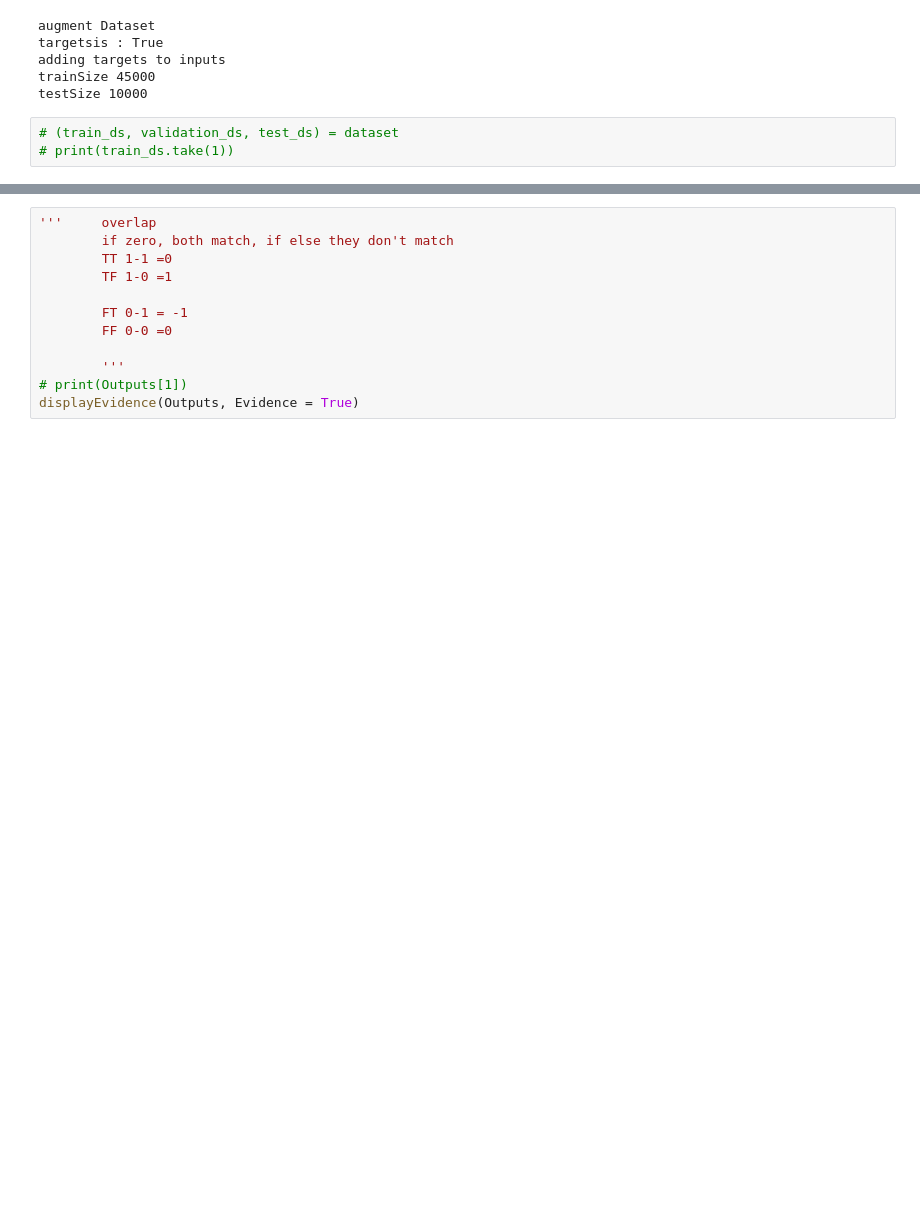
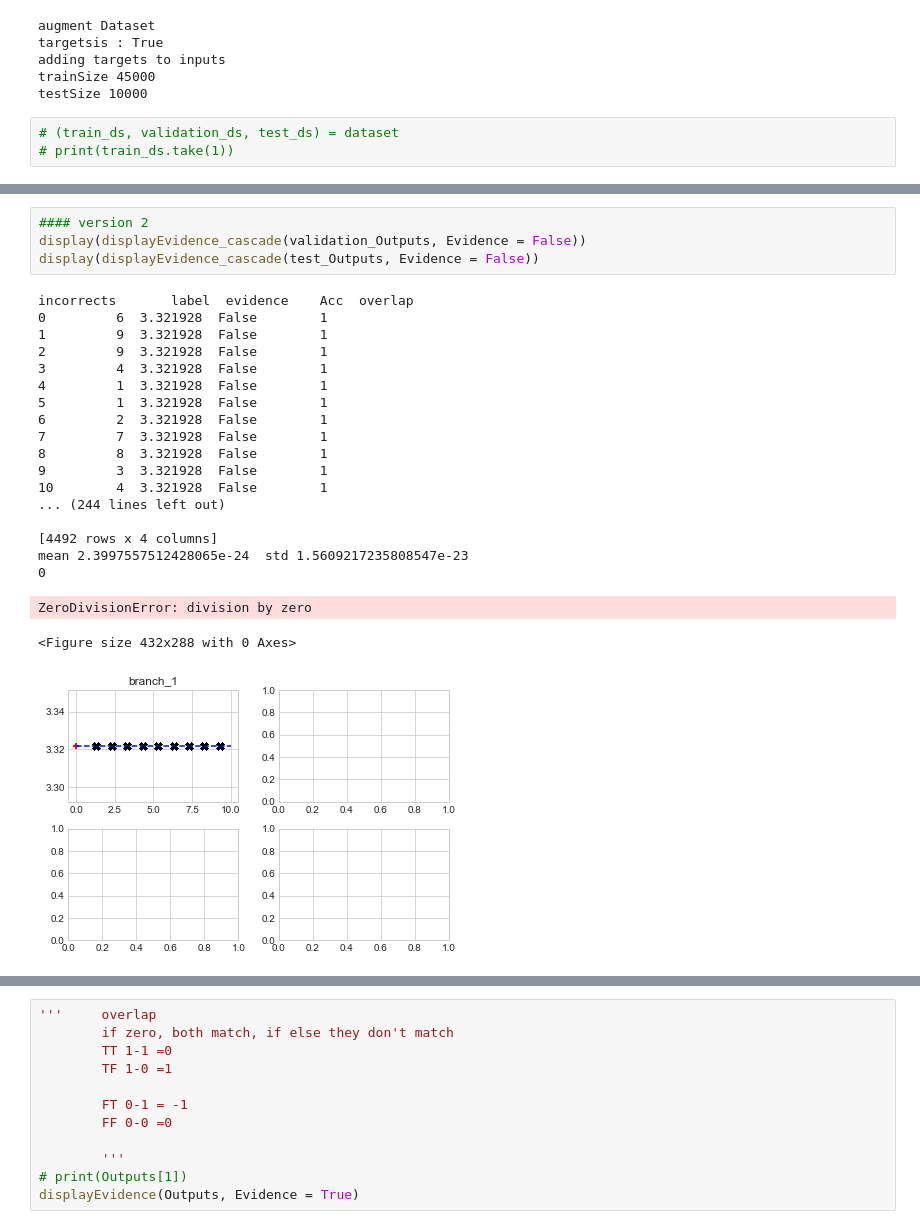
Before and after one commit to SanityLacking/BrevisNet, a Jupyter notebook: notebooks/CrossEntropy_branched-ResNet.ipynb, the cells around one changed output, grey strips where cells are left out. Saved outputs shown, nothing was run; the diff lists cells and outputs as text; blank space fills up the shorter version.

```diff
--- a/notebooks/CrossEntropy_branched-ResNet.ipynb
+++ b/notebooks/CrossEntropy_branched-ResNet.ipynb
@@ -737 +749,26 @@ prediction: 9999 of 10000
+# %%
+#### version 2
+display(displayEvidence_cascade(validation_Outputs, Evidence = False))
+display(displayEvidence_cascade(test_Outputs, Evidence = False))
+# %% [output]
+incorrects       label  evidence    Acc  overlap
+0         6  3.321928  False        1
+1         9  3.321928  False        1
+2         9  3.321928  False        1
+3         4  3.321928  False        1
+4         1  3.321928  False        1
+5         1  3.321928  False        1
+6         2  3.321928  False        1
+7         7  3.321928  False        1
+8         8  3.321928  False        1
+9         3  3.321928  False        1
+10        4  3.321928  False        1
+... (244 lines left out)
+
+[4492 rows x 4 columns]
+mean 2.3997557512428065e-24  std 1.5609217235808547e-23
+0
+ZeroDivisionError: division by zero
+<Figure size 432x288 with 0 Axes>
+[figure, added]
 # %%
```
Also changed, not shown: parts of 12 cells of this notebook, 5 other files.
